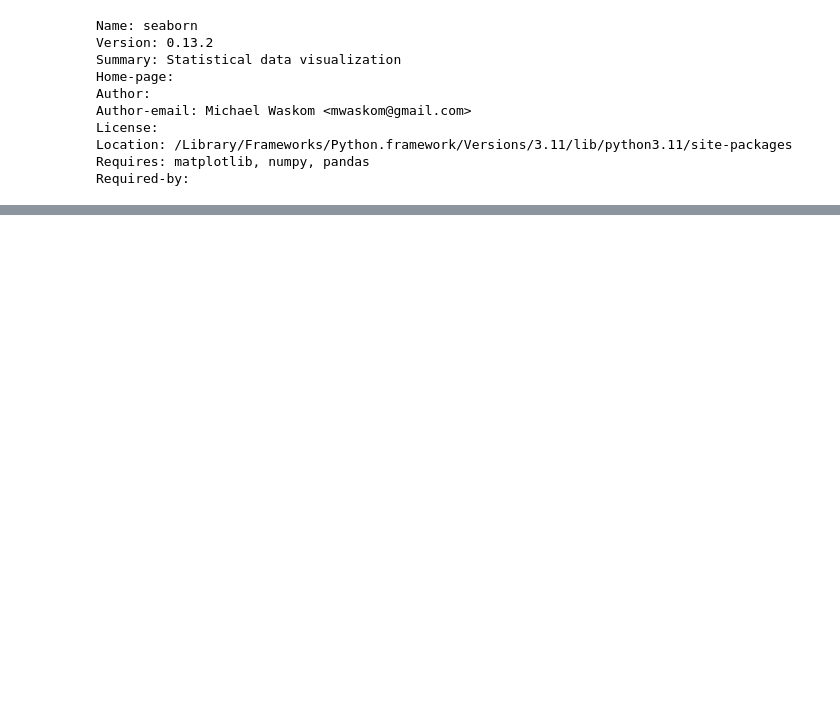
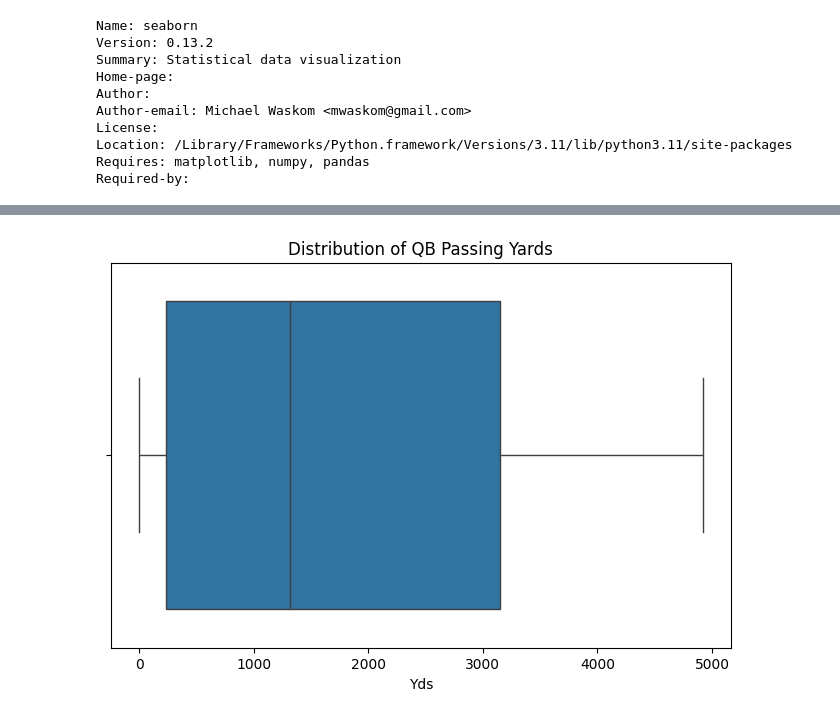
Before and after one commit to BeimnetA/nfl-performance-predictor, a Jupyter notebook: notebooks/exploration.ipynb, the cells around one changed output, grey strips where cells are left out. Cells and saved outputs as stored; diff of their text form; code cells hidden in the pictures; blank space fills up the shorter version.

```diff
--- a/notebooks/exploration.ipynb
+++ b/notebooks/exploration.ipynb
@@ -186,0 +187,7 @@ import matplotlib.pyplot as plt
+# %%
+plt.figure(figsize=(8,5))
+sns.boxplot(x=df["Yds"])
+plt.title("Distribution of QB Passing Yards")
+plt.show()
+# %% [output]
+[figure, added]
```
Also changed, not shown: parts of 4 cells of this notebook, 1 other file.
